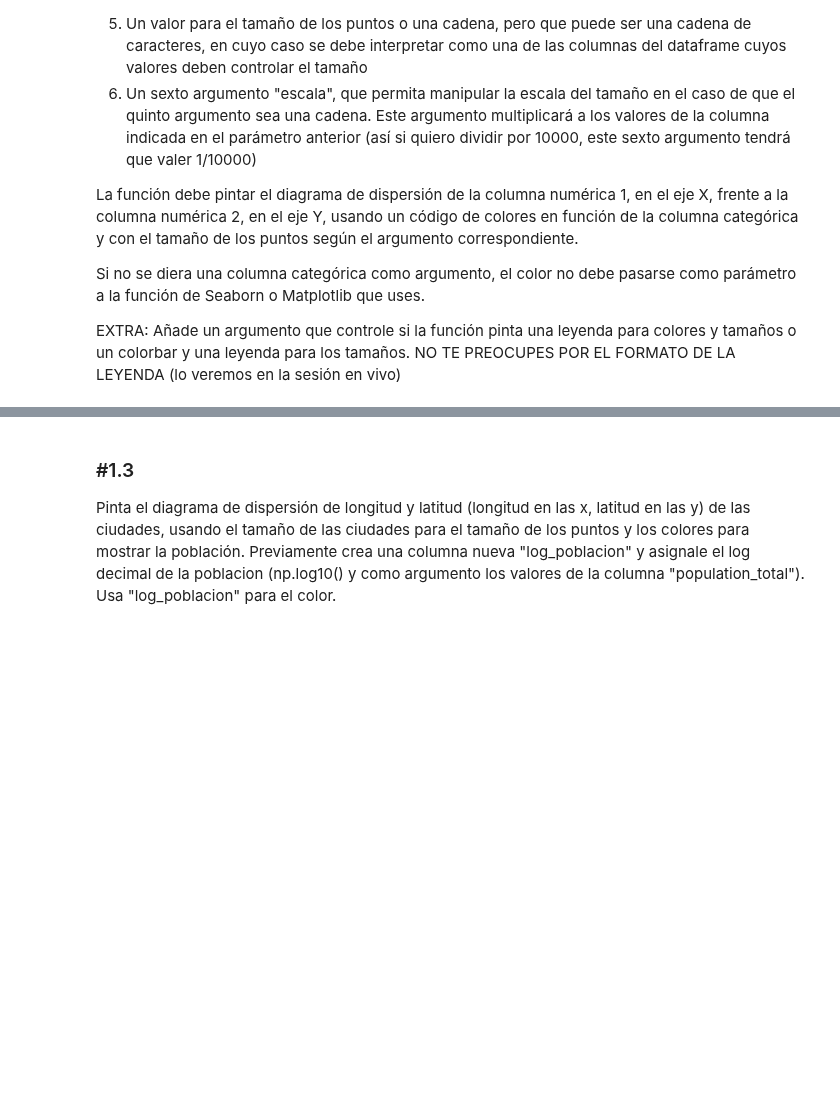
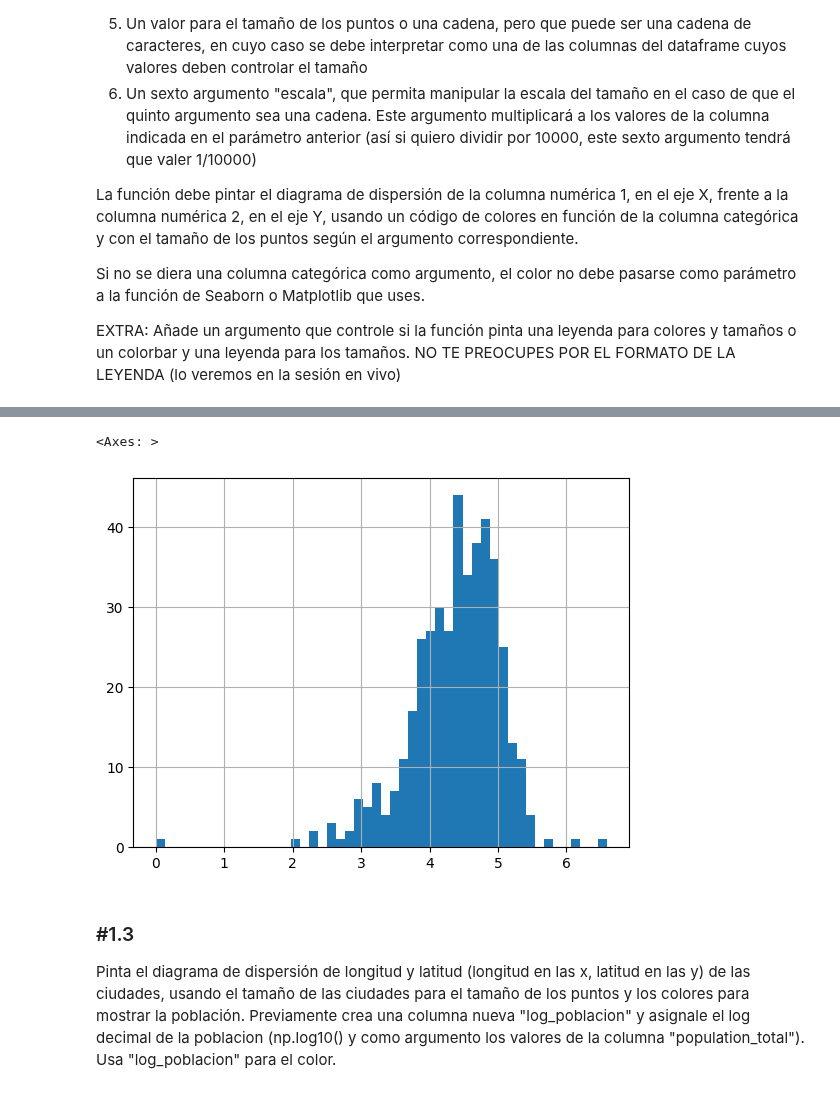
Before and after one commit to rafaneda7/ONLINE_DS_THEBRIDGE_RAFAELNEDA, a Jupyter notebook: 03 - Analisis de Datos/Sprint 8 - Visualización y Presentación/Unidad 2/Practica Obligatoria S8U2/18_Practica_Obligatoria_Visualizacion_Presentacion - LR.ipynb, the cells around one changed output, grey strips where cells are left out. Drawn from its saved outputs; the diff is of its cells as text; code cells hidden in the pictures; blank space fills up the shorter version.

```diff
--- a/03 - Analisis de Datos/Sprint 8 - Visualización y Presentación/Unidad 2/Practica Obligatoria S8U2/18_Practica_Obligatoria_Visualizacion_Presentacion - LR.ipynb
+++ b/03 - Analisis de Datos/Sprint 8 - Visualización y Presentación/Unidad 2/Practica Obligatoria S8U2/18_Practica_Obligatoria_Visualizacion_Presentacion - LR.ipynb
@@ -125,3 +201,8 @@ def plot_scatter_4var(df, col_num1, col_num2, col_color=None, size_col=20, scale
+# %%
+np.log10(df_cities['population_total']).hist(bins=50)
+# %% [output]
+<Axes: >
+[figure, added]
 # %% [markdown]
 ### #1.3
 
```
Also changed, not shown: parts of 5 cells of this notebook.
